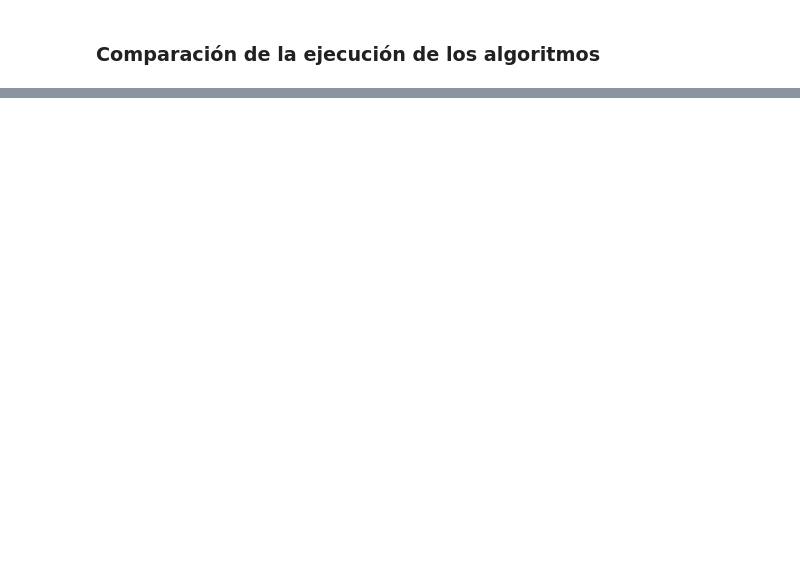
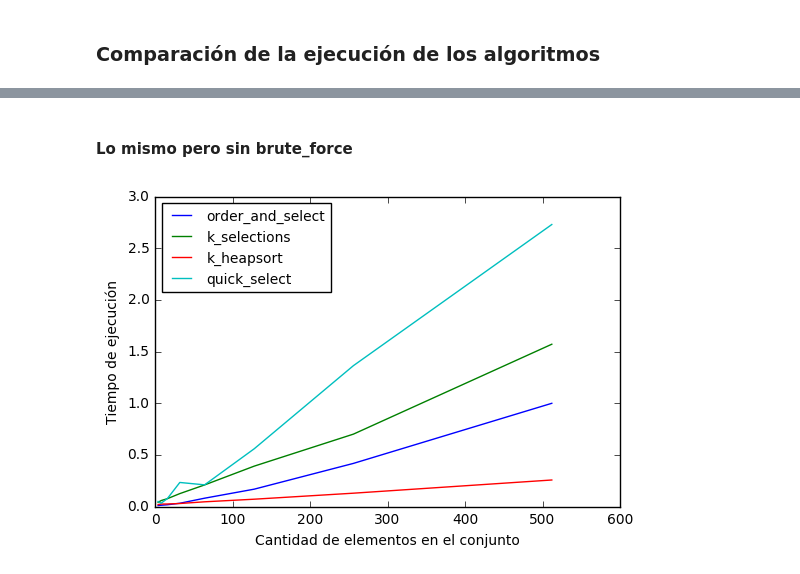
Before and after one commit to edittler/tda-fiuba, a Jupyter notebook: tp1/estadistico-k/algoritmos.ipynb, the cells around one changed output, grey strips where cells are left out. Saved outputs shown, nothing was run; the diff lists cells and outputs as text; code cells hidden in the pictures; blank space fills up the shorter version.

```diff
--- a/tp1/estadistico-k/algoritmos.ipynb
+++ b/tp1/estadistico-k/algoritmos.ipynb
@@ -45,0 +59,6 @@ plt.show()
+# %% [markdown]
+#### Lo mismo pero sin brute_force
+# %%
+plot_algorithms([order_and_select, k_selections, k_heapsort, quick_select], number=10000)
+# %% [output]
+[figure, added]
```
Also changed, not shown: parts of 13 cells of this notebook.
